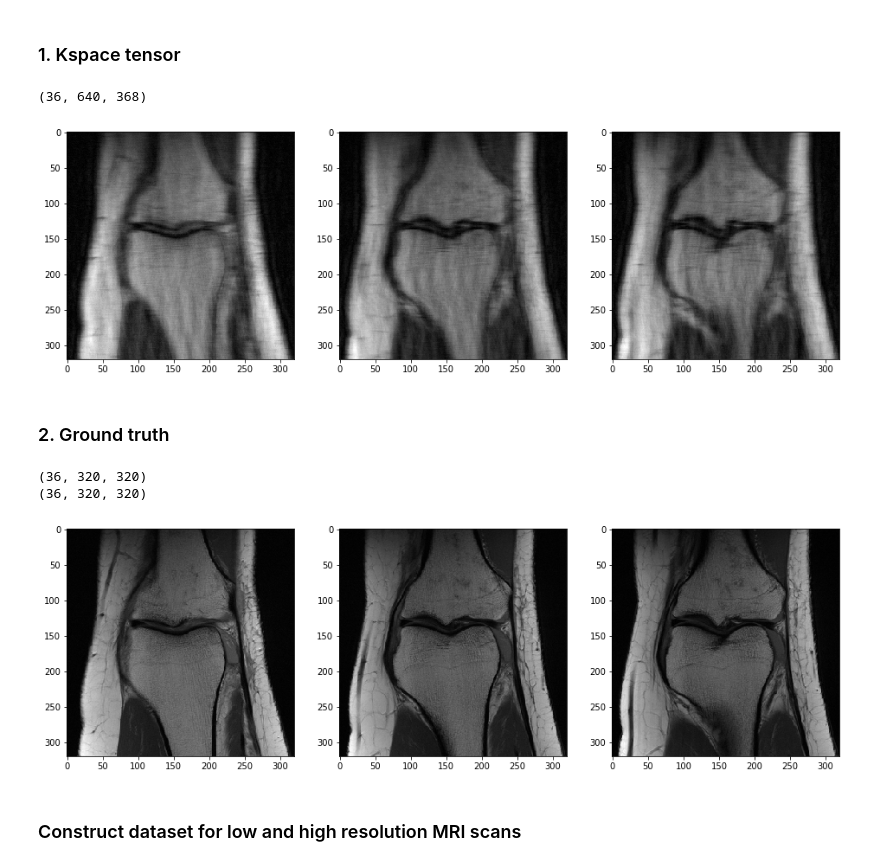
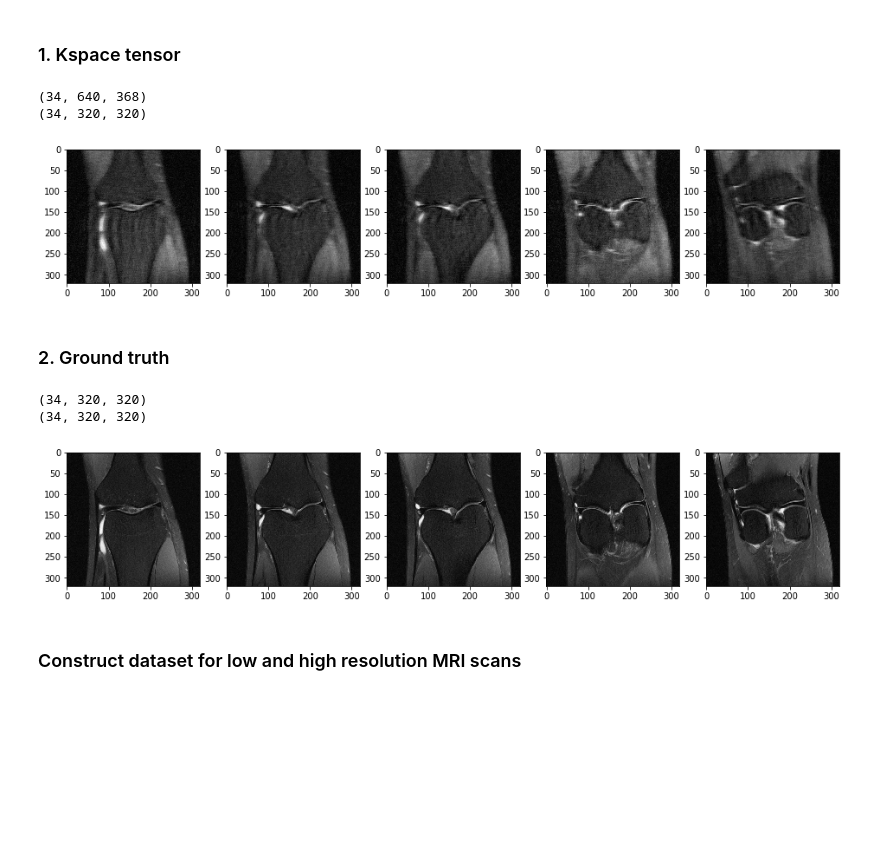
Before and after one commit to hasibzunair/res-unet-fastmri, a Jupyter notebook: single_coil_load.ipynb, the cells around one changed output. Saved outputs shown, nothing was run; the diff lists cells and outputs as text; code cells hidden in the pictures; blank space fills up the shorter version.

```diff
--- a/single_coil_load.ipynb
+++ b/single_coil_load.ipynb
@@ -75,7 +75,7 @@ train_h5_files[6]
 # %% [output]
 '/home/hasib/MRI-reconstruction/dataset/singlecoil_train/file1000021.h5'
 # %%
-file = train_h5_files[5]
+file = train_h5_files[2]
 hf = h5py.File(file)
 print(type(hf))
 # %% [output]
@@ -94,12 +94,13 @@ print(kspace_tensor.shape)
 img_3d = sub_sample_kspace(kspace_tensor, mask_func)
 print(img_3d.shape)
 # %% [output]
-(36, 640, 368)
+(34, 640, 368)
+(34, 320, 320)
 # %%
-slice_num = [16, 18, 19]
+slice_num = [16, 18, 19, 22, 24]
 show_slices(img_3d, slice_num, cmap='gray')
 # %% [output]
-[figure, old version]
+[figure, new version]
 # %% [markdown]
 ### 2. Ground truth
 # %%
@@ -109,9 +110,9 @@ img_3d_gt = recon_ground_truth(gt_rss)
 print(img_3d_gt .shape)
 show_slices(gt_rss, slice_num, cmap='gray')
 # %% [output]
-(36, 320, 320)
-(36, 320, 320)
+(34, 320, 320)
+(34, 320, 320)
-[figure, old version]
+[figure, new version]
 # %% [markdown]
 ### Construct dataset for low and high resolution MRI scans
 # %%
```
